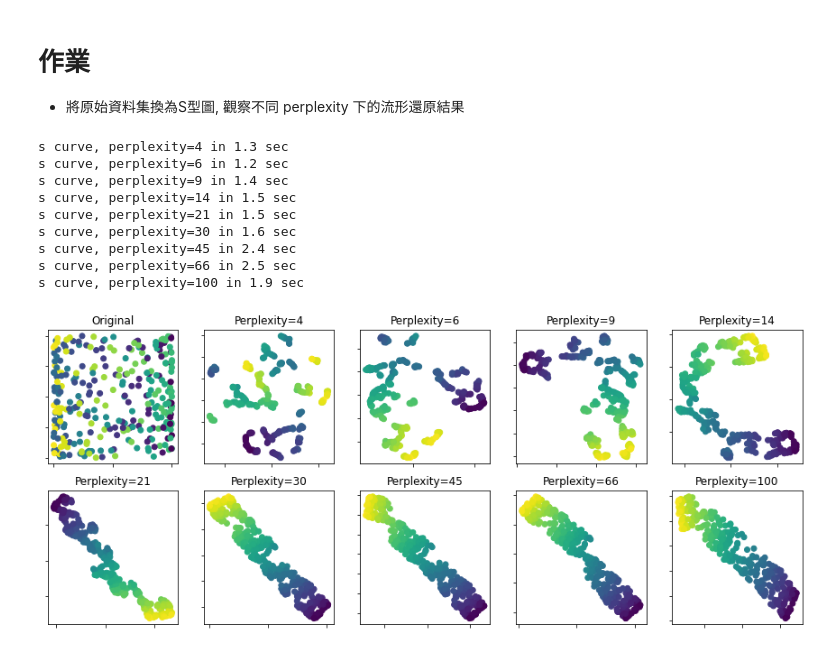
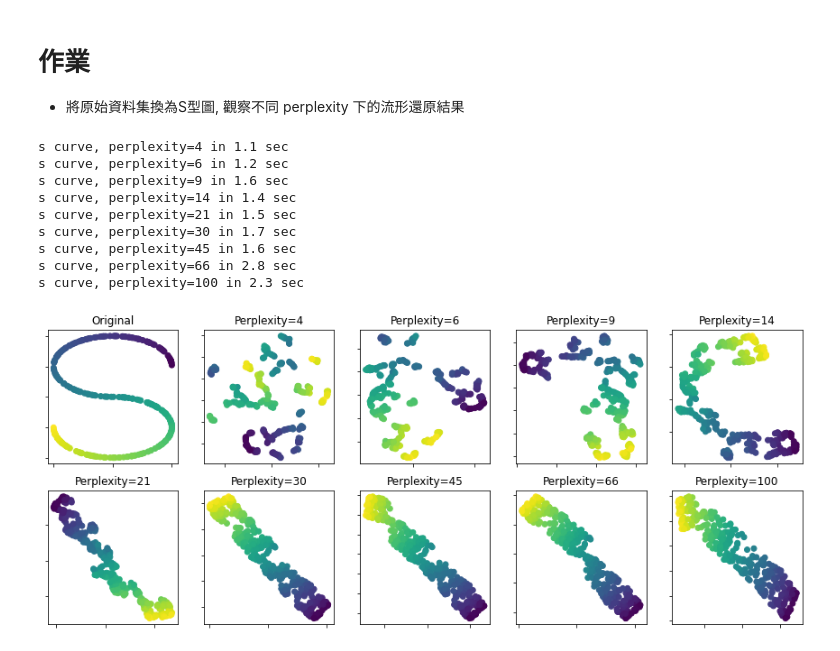
Before and after one commit to CharlesChou03/ML100Days, a Jupyter notebook: homework/Day_062_tsne_HW.ipynb, the cells around one changed output. Saved outputs shown, nothing was run; the diff lists cells and outputs as text; code cells hidden in the pictures.

```diff
--- a/homework/Day_062_tsne_HW.ipynb
+++ b/homework/Day_062_tsne_HW.ipynb
@@ -32,40 +32,40 @@ X, color = datasets.make_s_curve(n_samples, random_state=0)
 # 繪製資料原圖
 ax = subplots[0][0]
 ax.set_title("Original")
-ax.scatter(X[:, 0], X[:, 1], c=color)
+ax.scatter(X[:, 0], X[:, 2], c=color)
 ax.xaxis.set_major_formatter(NullFormatter())
 ax.yaxis.set_major_formatter(NullFormatter())
 
 plt.axis('tight')
 
 # 繪製不同 perplexity 下的 t-SNE 流形還原圖 (請注意! 語法也要對應調整)
 for i, perplexity in enumerate(perplexities):
     if i<4:
         ax = subplots[0][i+1]
     else:
         ax = subplots[1][i-4]
 
     t0 = time()
     tsne = manifold.TSNE(n_components=n_components, init='random',
                          random_state=0, perplexity=perplexity)
     Y = tsne.fit_transform(X)
     t1 = time()
     print("s curve, perplexity=%d in %.2g sec" % (perplexity, t1 - t0))
     ax.set_title("Perplexity=%d" % perplexity)
     ax.scatter(Y[:, 0], Y[:, 1], c=color)
     ax.xaxis.set_major_formatter(NullFormatter())
     ax.yaxis.set_major_formatter(NullFormatter())
     ax.axis('tight')
 
 plt.show()
 # %% [output]
-s curve, perplexity=4 in 1.3 sec
+s curve, perplexity=4 in 1.1 sec
 s curve, perplexity=6 in 1.2 sec
-s curve, perplexity=9 in 1.4 sec
-s curve, perplexity=14 in 1.5 sec
+s curve, perplexity=9 in 1.6 sec
+s curve, perplexity=14 in 1.4 sec
 s curve, perplexity=21 in 1.5 sec
-s curve, perplexity=30 in 1.6 sec
-s curve, perplexity=45 in 2.4 sec
-s curve, perplexity=66 in 2.5 sec
-s curve, perplexity=100 in 1.9 sec
+s curve, perplexity=30 in 1.7 sec
+s curve, perplexity=45 in 1.6 sec
+s curve, perplexity=66 in 2.8 sec
+s curve, perplexity=100 in 2.3 sec
-[figure, old version]
+[figure, new version]
```
